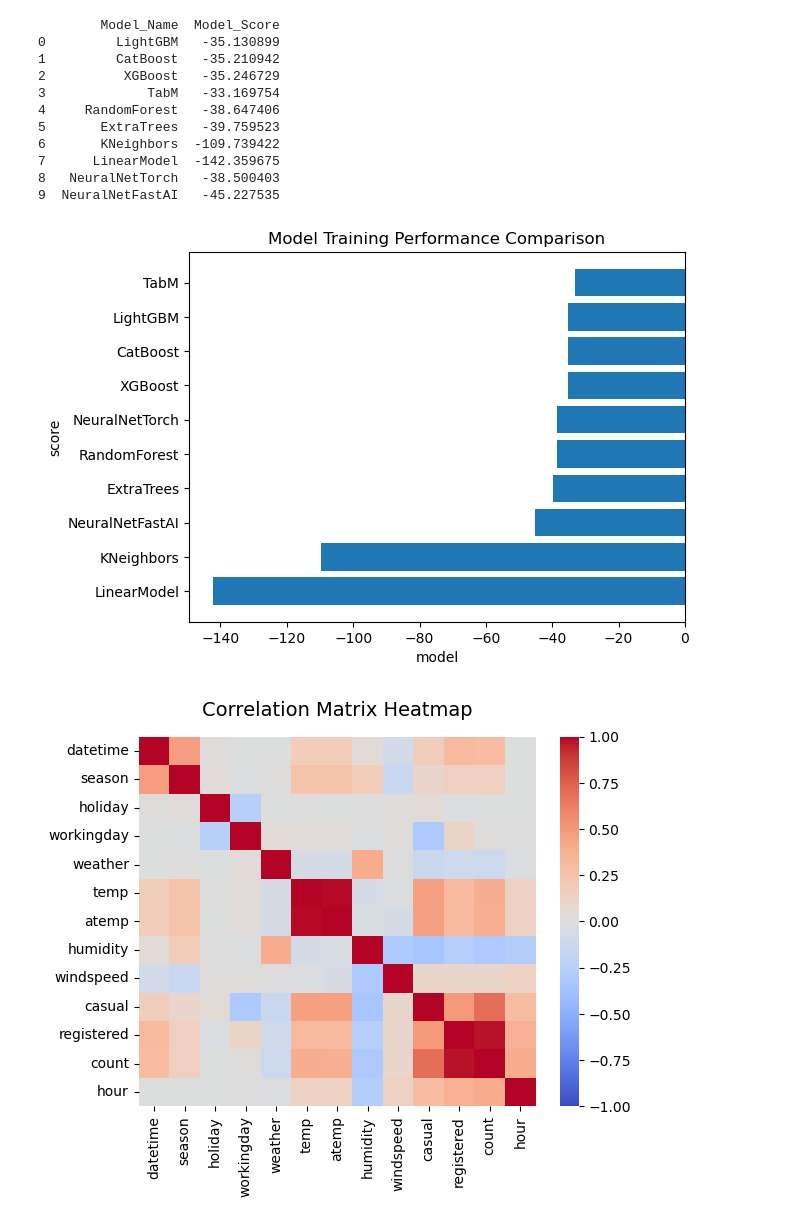
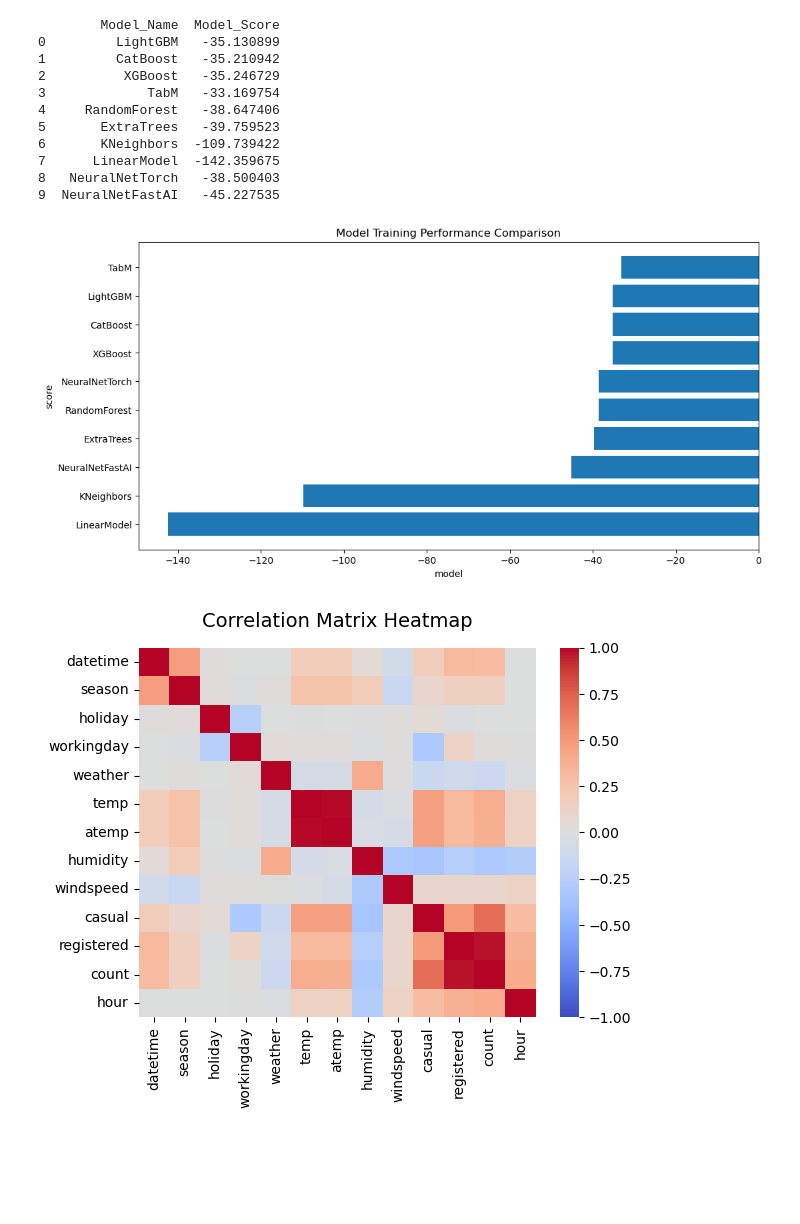
Before and after one commit to MouMike/Bike-Sharing-Demand, a Jupyter notebook: project/project-template.ipynb, the cells around one changed output. Cells and saved outputs as stored; diff of their text form; code cells hidden in the pictures; blank space fills up the shorter version.

```diff
--- a/project/project-template.ipynb
+++ b/project/project-template.ipynb
@@ -2157,18 +2157,19 @@ print(results_df)
 # %%
 # Create a plot to compare model scores
 sort_results = results_df.sort_values(by = "Model_Score")
+plt.figure(figsize=(12, 6))
 plt.barh(sort_results["Model_Name"], sort_results["Model_Score"])
 
 # Add labels and a title
 plt.xlabel('model')
 plt.ylabel('score')
 plt.title('Model Training Performance Comparison')
 
 # Display the chart
 plt.savefig('model_comparison.png')
 plt.show()
 # %% [output]
-[figure, old version]
+[figure, new version]
 # %%
 # Create correlation matrix heatmap for all features
 corr_matrix = train.corr()
```
Also changed, not shown: 2 other files.
